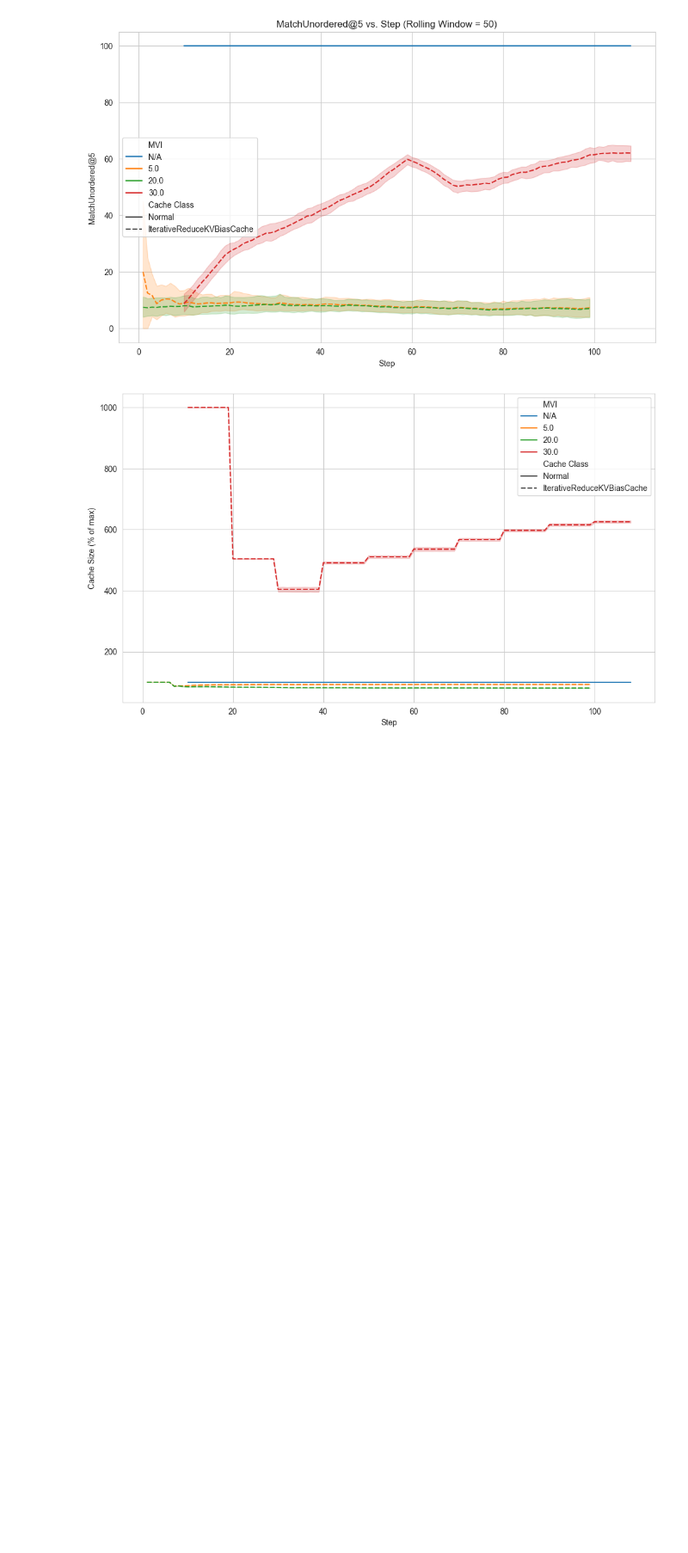
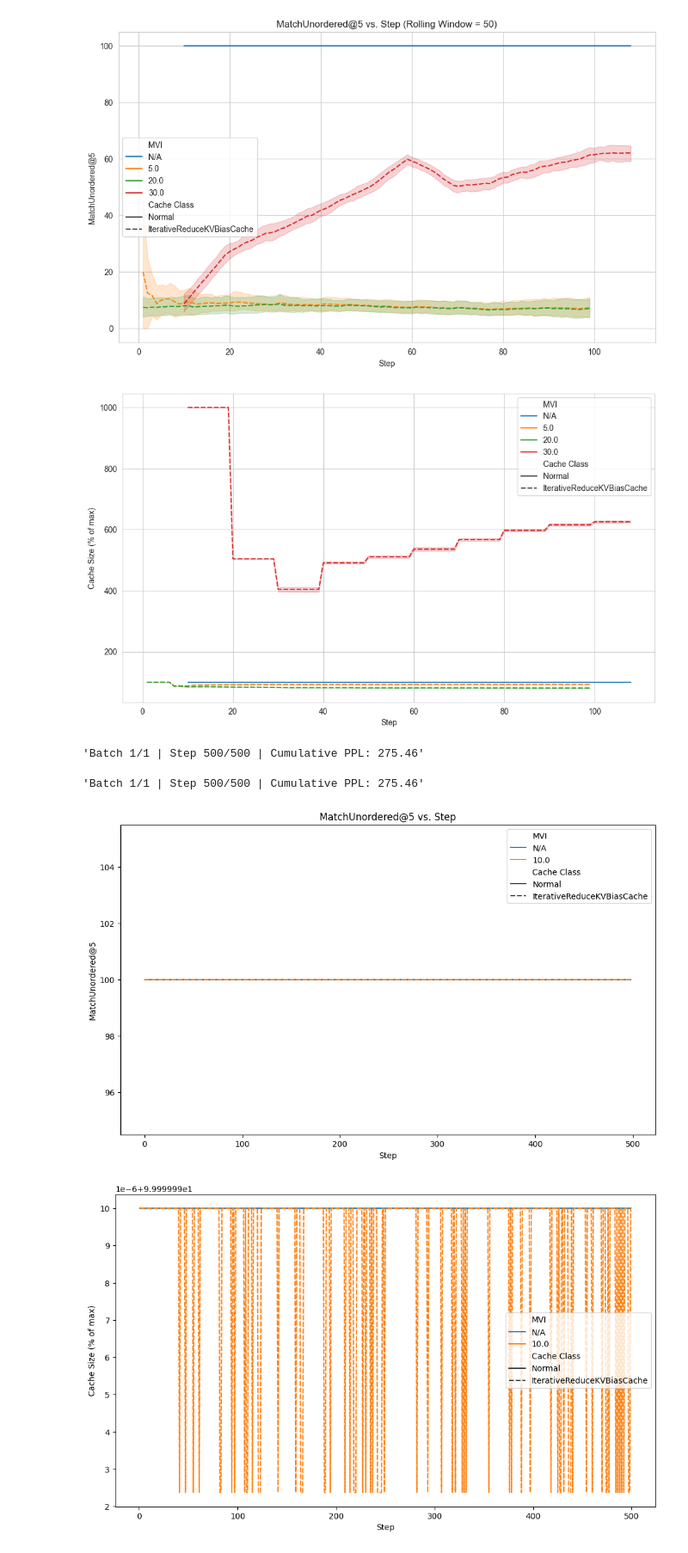
Before and after one commit to ViktorooReps/kv-cache-reduction, a Jupyter notebook: experiment.ipynb, the cells around one changed output. Shown at 86% size. Cells and saved outputs as stored; diff of their text form; code cells hidden in the pictures; blank space fills up the shorter version.

```diff
--- a/experiment.ipynb
+++ b/experiment.ipynb
@@ -403,16 +396,21 @@ tokenizer = AutoTokenizer.from_pretrained(MODEL)
 # %%
 results, results_cache = stepwise_perplexity(model_hf, tokenizer, texts, cache_impl=lambda: None)
 gold = get_gold(results)
-gold[:10]
+# %% [output]
+'Batch 1/1 | Step 500/500 | Cumulative PPL: 275.46'
 # %%
 model_mod = ModifiedLlama.from_pretrained(MODEL, attn_implementation="eager")
 model_mod.eval().to(DEVICE).to(DTYPE)
 
 tokenizer = AutoTokenizer.from_pretrained(MODEL)
 # %%
-res, resc = stepwise_perplexity(model_mod, tokenizer, texts, gold=gold, cache_impl=lambda: ModifiedCache(max_mvi=10.0))
+res, resc = stepwise_perplexity(model_mod, tokenizer, texts, gold=gold, cache_impl=lambda: ModifiedCache(mvi=10.0))
 results += res
 results_cache += resc
 plot(results, target="MatchUnordered@5")
 plot_cache(results_cache)
+# %% [output]
+'Batch 1/1 | Step 500/500 | Cumulative PPL: 275.46'
+[figure, added]
+[figure, added]
 # %%
```
Also changed, not shown: parts of 23 cells of this notebook, 1 other file.
